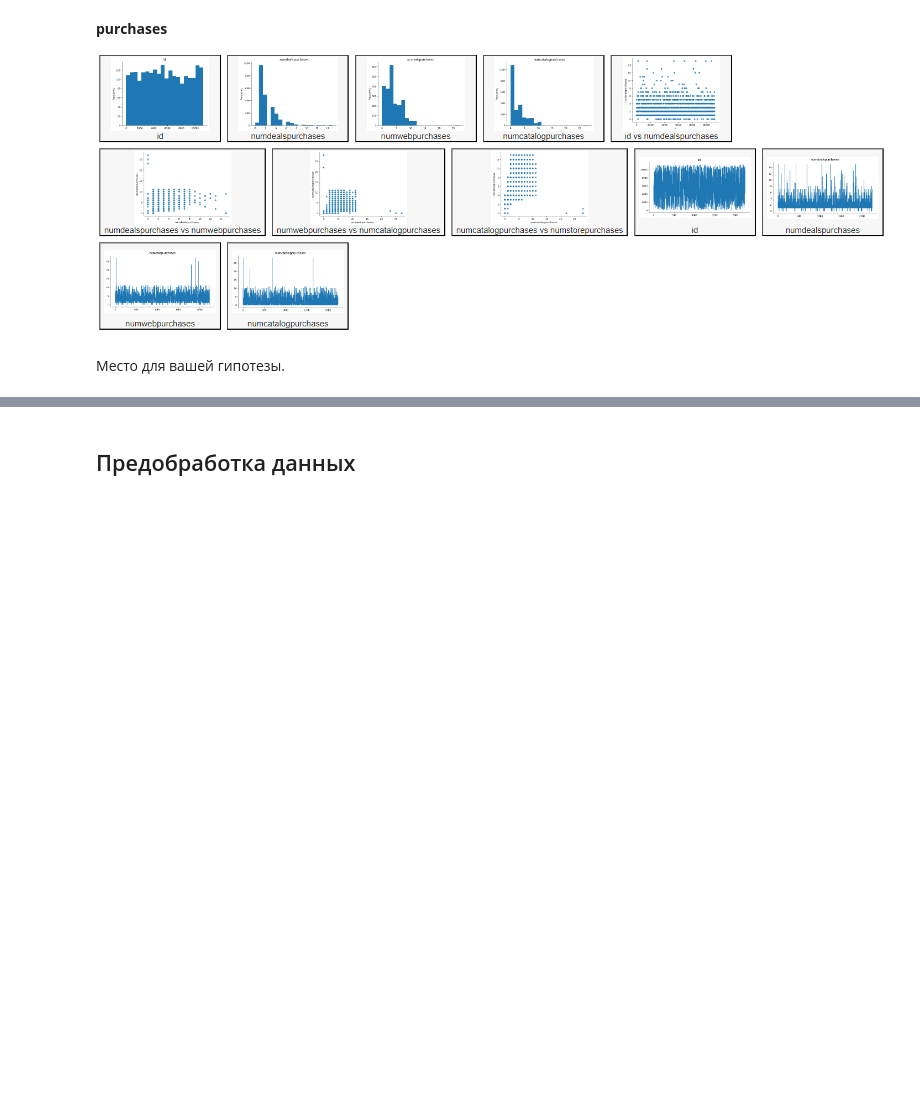
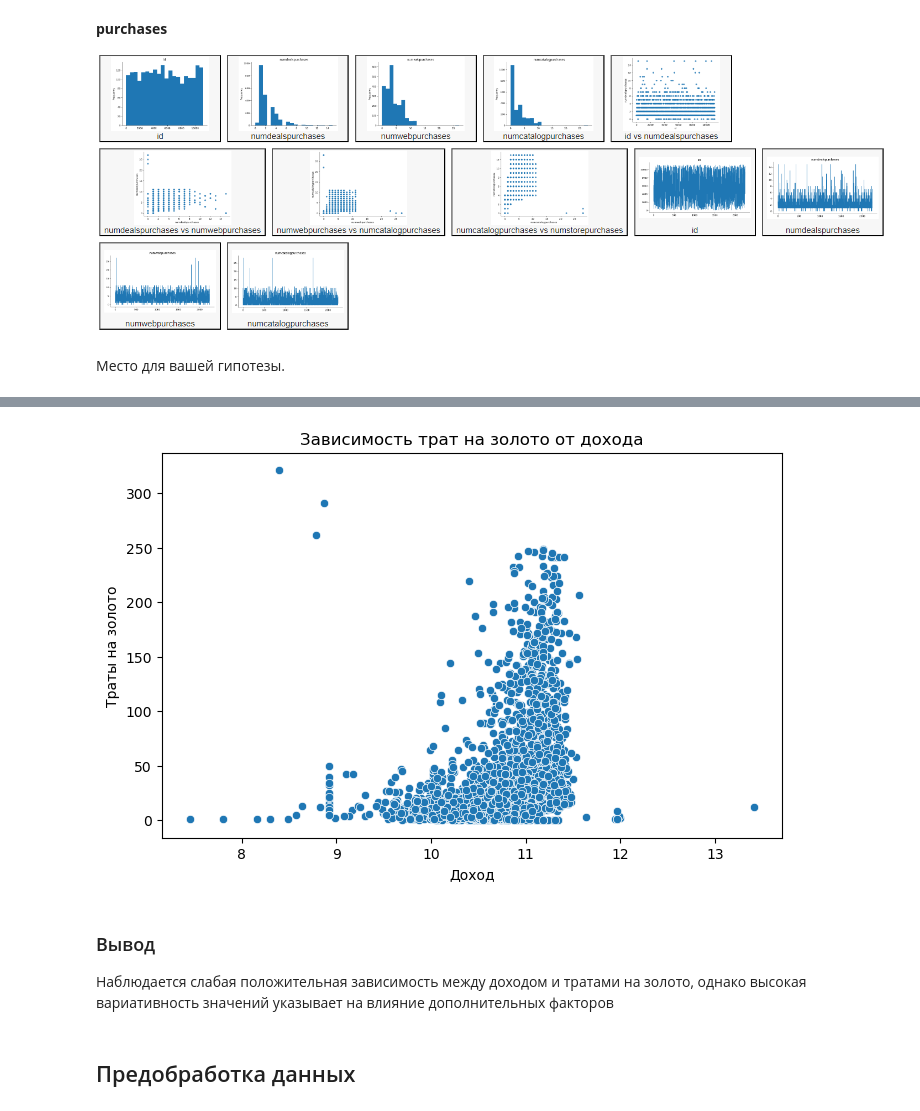
Before and after one commit to ohhhhnooo/ml-labs, a Jupyter notebook: lab2.ipynb, the cells around one changed output, grey strips where cells are left out. Saved outputs shown, nothing was run; the diff lists cells and outputs as text; code cells hidden in the pictures; blank space fills up the shorter version.

Commit message:
feat: done EDA and data preprocessing

```diff
--- a/lab2.ipynb
+++ b/lab2.ipynb
@@ -310,3 +317,33 @@ result
+# %%
+# PUT YOUR CODE HERE
+import seaborn as sns
+import matplotlib.pyplot as plt
+import numpy as np
+
+
+df = people_df.merge(products_df, on='id')
+
+df = df.dropna(subset=['income', 'mntgoldprods'])
+
+plt.figure(figsize=(8, 5))
+
+sns.scatterplot(
+    data=df,
+    x=np.log1p(df['income']), # логарифмирование дохода для большей читаемости графика
+    y=df['mntgoldprods']
+)
+
+plt.title('Зависимость трат на золото от дохода')
+plt.xlabel('Доход')
+plt.ylabel('Траты на золото')
+
+plt.show()
+# %% [output]
+[figure, added]
+# %% [markdown]
+### Вывод
+
+Наблюдается слабая положительная зависимость между доходом и тратами на золото, однако высокая вариативность значений указывает на влияние дополнительных факторов
 # %% [markdown]
 ## Предобработка данных
 # %% [markdown]
```
Also changed, not shown: parts of 10 cells of this notebook.
